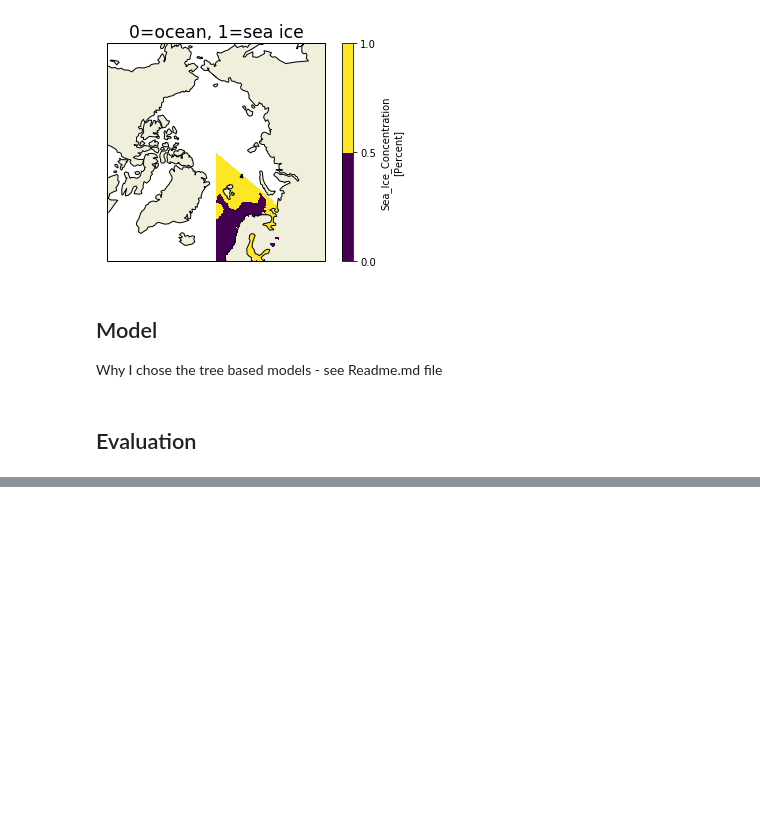
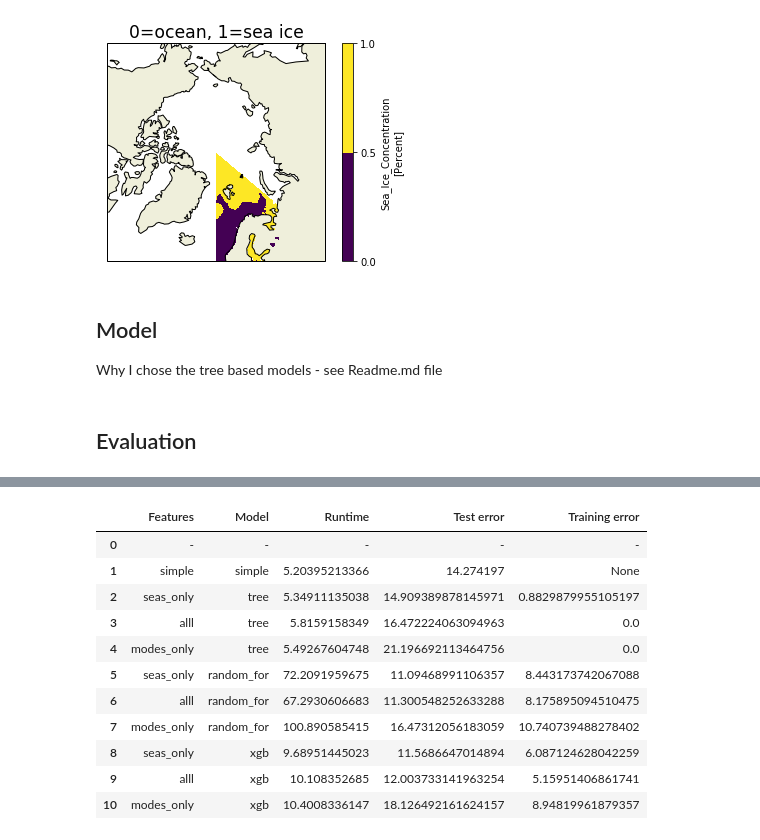
Before and after one commit to liqun1981/sea_ice_prediction, a Jupyter notebook: sea_ice_prediction.ipynb, the cells around one changed output, grey strips where cells are left out. Cells and saved outputs as stored; diff of their text form; code cells hidden in the pictures; blank space fills up the shorter version.

```diff
--- a/sea_ice_prediction.ipynb
+++ b/sea_ice_prediction.ipynb
@@ -84,11 +84,10 @@ def weight_avg_same_mon_3yr(df):
 def add_seasonal_feat(df):
     df['same_mon_prev_yr'] = df.groupby([df['Month']])['seaice_conc'].shift()
     df['prev_three_mon'] = df['seaice_conc'].shift().rolling(window=3).mean()
-    df['prev_six_mon'] = df1['seaice_conc'].shift().rolling(window=6).mean()
-    df['prev_yr'] = df1['seaice_conc'].shift().rolling(window=12).mean()
-    df['wheight_avg_same_mon_prev_3yr'] = weight_avg_same_mon_3yr(df)
+    df['prev_six_mon'] = df['seaice_conc'].shift().rolling(window=6).mean()
+    df['prev_yr'] = df['seaice_conc'].shift().rolling(window=12).mean()
 
-    return df
+    return weight_avg_same_mon_3yr(df)
 # %%
 def rmse(x, y):
     loss = np.sqrt(np.mean((x - y) ** 2))
@@ -323,9 +324,9 @@ Why I chose the tree based models - see Readme.md file
 # %%
 def train_test(feat_df, sic_df, model, ch_feat ,lon, lat):
 ## Uncomment to write to a file - adding long time to run
-##     with open(model + '_.csv', 'wb') as csvfile:
-##         wr = csv.writer(csvfile,  delimiter='\t',  lineterminator='\n')
-##         wr.writerow(['Model', "tr_rmse", "te_rmse", "lat", "lon", "features", "feat_importance", "model_spec"])
+#     with open(model + '_.csv', 'wb') as csvfile:
+#         wr = csv.writer(csvfile,  delimiter='\t',  lineterminator='\n')
+#         wr.writerow(['Model', "tr_rmse", "te_rmse", "lat", "lon", "features", "feat_importance", "model_spec"])
         start = time.time()
         te_err = []; tr_err = []; count = 0
 
@@ -334,10 +335,9 @@ def train_test(feat_df, sic_df, model, ch_feat ,lon, lat):
 
 
                 if mask[j, i] == False:
-                    print ([j, i])
 
                     sic_filt = sic_df.isel(latitude = j, longitude = i).to_dataframe().reset_index()
-                    ## if all vals are equal the tree is meaningless
+                    ## if all vals are equal, the tree is meaningless
                     if (np.all(sic_filt['seaice_conc'] == sic_filt['seaice_conc'][1])):
                         break
                     df1  = pd.merge(feat_df, sic_filt)
@@ -363,16 +363,22 @@ def train_test(feat_df, sic_df, model, ch_feat ,lon, lat):
                     ### Regressor model
                     #####################
                     if(model == 'simple'):
-                        Y_pred_3d[:, j, i] = X_test[:, -1]
-                        predicted = X_test[:, -1]
+                        Y_pred_3d[:, j, i] = Y_test.mean()
+                        predicted = Y_test.mean()
                         curr_tr_err = 'None'; clf = 'None'; important ='None';
                     else:
                         if(model == 'tree'):
                             clf = tree.DecisionTreeRegressor()
                         elif(model == 'random_for'):
-                            clf = ensemble.RandomForestRegressor()
+                            clf = ensemble.RandomForestRegressor(n_estimators=100, min_samples_leaf=5, max_features=4)
                         else:
-                            clf = ensemble.GradientBoostingRegressor()
+                            clf = ensemble.GradientBoostingRegressor(n_estimators=100, min_samples_leaf=5, max_features=4)
+#                         print(i)
+#                         print(j)
+#                         print('X',X)
+#                         print ('x_tr',X_train)
+#                         print('Ytr',Y_train)
+#                         print('feat', ch_feat)
                         clf = clf.fit(X_train, Y_train)
                         # Prediction
                         Y_pred_3d[:, j, i] = clf.predict(X_test)
@@ -382,7 +388,7 @@ def train_test(feat_df, sic_df, model, ch_feat ,lon, lat):
                         important = clf.feature_importances_
 
                     curr_te_err = rmse(Y_test, predicted)
-                    te_err.append(curr_te_err); tr_err.append(curr_tr_err)
+                    te_err.append(curr_te_err); tr_err.append(curr_tr_err);
                     # Write to file - uncomment - this will add a lot of time to the run
                     # wr.writerow([model, curr_tr_err, curr_te_err, j, i, ch_feat, important, str(clf)])
                     count = count + 1
@@ -403,7 +409,7 @@ def train_test(feat_df, sic_df, model, ch_feat ,lon, lat):
 # %%
 feat_df = df; sic_df = sea_ice_s;
 def main():
-    results = {'Model': [], 'tr error': [], 'te error': [], 'features':[], 'runtime': []}
+    results = {'Model': ['-'], 'Training error': ['-'], 'Test error': ['-'], 'Features':['-'], 'Runtime': ['-']}
     results_pd = pd.DataFrame(data = results)
     models = ['simple', 'tree', 'random_for', 'xgb']
     nlons = sea_ice_s.longitude.shape[0]; nlats = sea_ice_s.latitude.shape[0]
@@ -420,7 +426,12 @@ def main():
 
             _model, _tr_err, _te_err, _runtime = train_test(feat_df, sic_df, model, ch_feat[feat], nlons, nlats)
 
-            results_pd.append([_model, _tr_err, _te_err, str(feat), _runtime])
+#             if(model !='simple'):
+#                 _tr_err = round(_tr_err, 3)
+#                 _te_err = round(_te_err, 3)
+
+            results_pd = results_pd.append(pd.DataFrame({'Model': [_model], 'Training error': [str(_tr_err)],
+                                            'Test error': [str(_te_err)], 'Features':[str(feat)], 'Runtime': [_runtime]}))
 
             if(model == 'simple'):
                 break
@@ -456,0 +439,2 @@ KeyboardInterrupt:
+# %%
+eval_df = main()
@@ -456,0 +459,15 @@ KeyboardInterrupt:
+# %%
+eval_df.reset_index(drop=True)
+# %% [output]
+|  | Features | Model | Runtime | Test error | Training error |
+| 0 | - | - | - | - | - |
+| 1 | simple | simple | 5.20395213366 | 14.274197 | None |
+| 2 | seas_only | tree | 5.34911135038 | 14.909389878145971 | 0.8829879955105197 |
+| 3 | alll | tree | 5.8159158349 | 16.472224063094963 | 0.0 |
+| 4 | modes_only | tree | 5.49267604748 | 21.196692113464756 | 0.0 |
+| 5 | seas_only | random_for | 72.2091959675 | 11.09468991106357 | 8.443173742067088 |
+| 6 | alll | random_for | 67.2930606683 | 11.300548252633288 | 8.175895094510475 |
+| 7 | modes_only | random_for | 100.890585415 | 16.47312056183059 | 10.740739488278402 |
+| 8 | seas_only | xgb | 9.68951445023 | 11.5686647014894 | 6.087124628042259 |
+| 9 | alll | xgb | 10.108352685 | 12.003733141963254 | 5.15951406861741 |
+| 10 | modes_only | xgb | 10.4008336147 | 18.126492161624157 | 8.94819961879357 |
```
Also changed, not shown: parts of 11 cells of this notebook, 1 other file.
